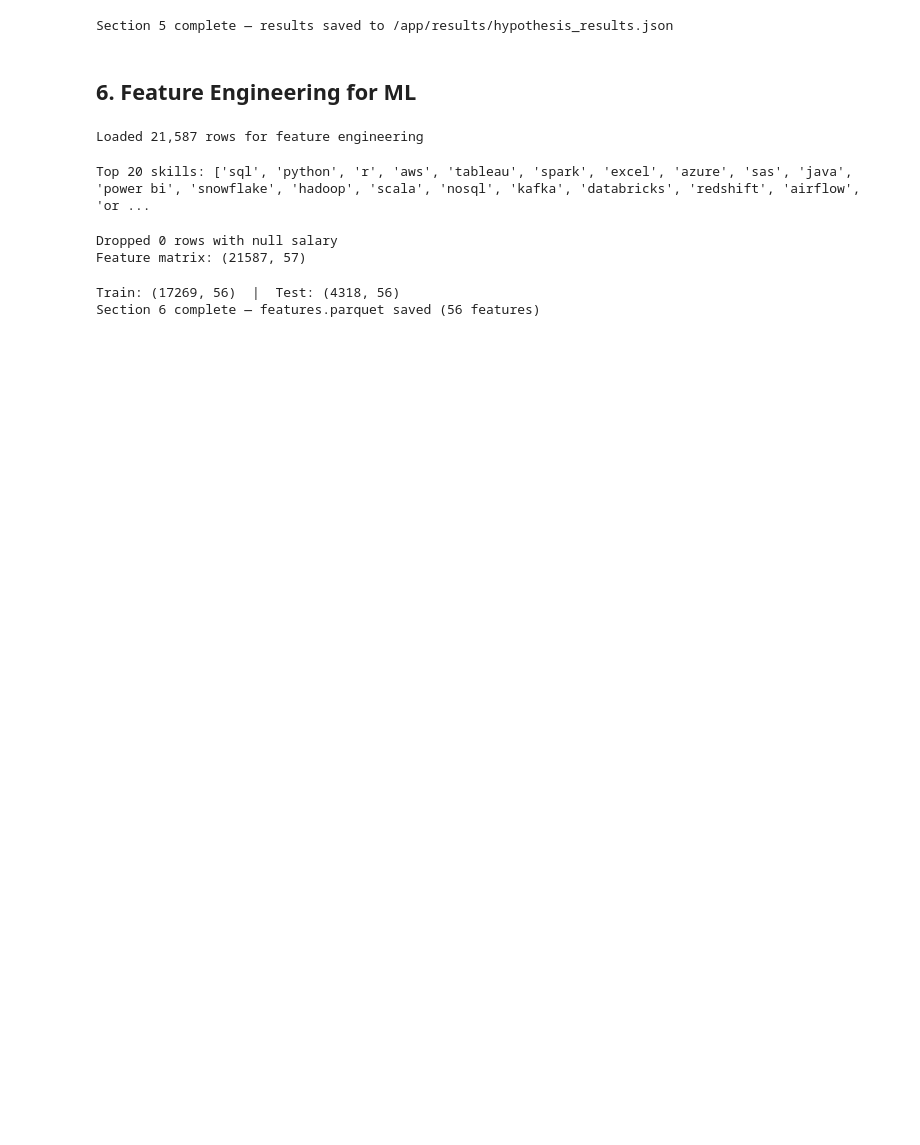
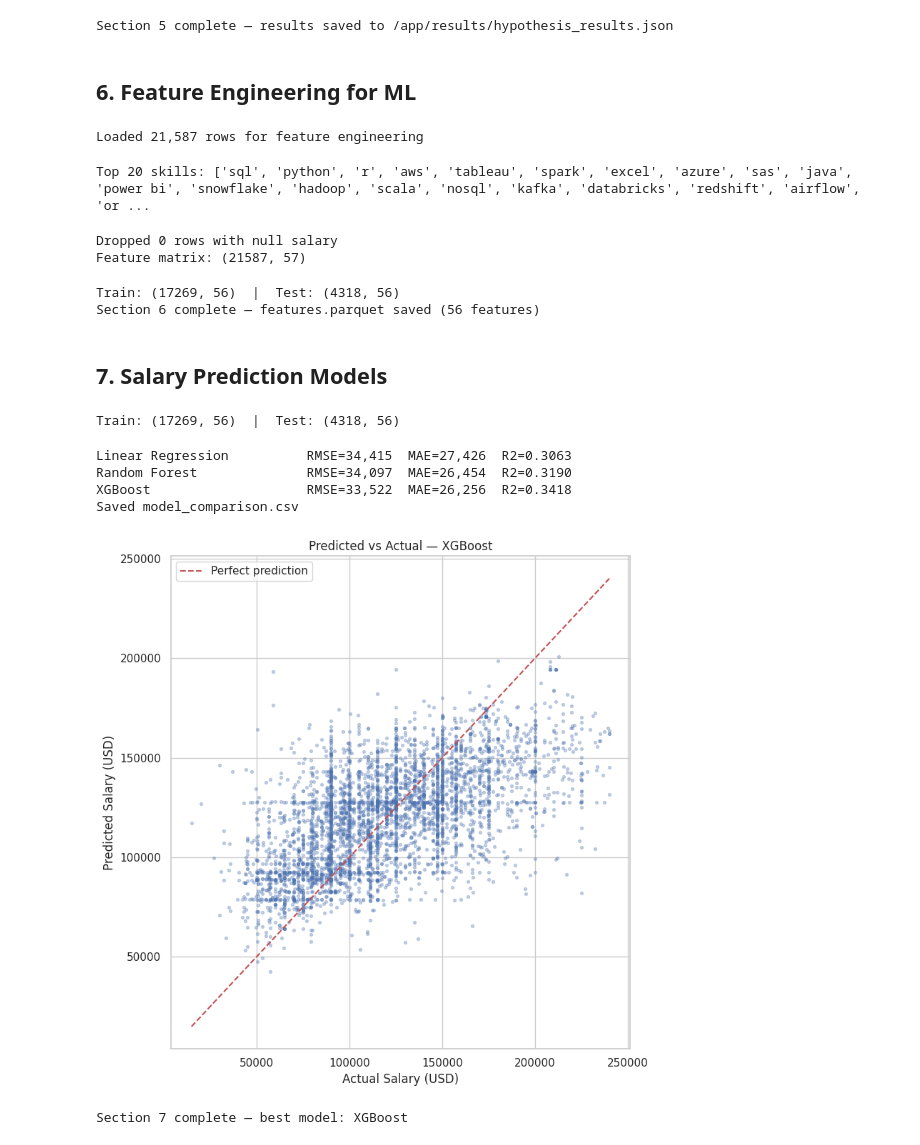
Before and after one commit to cansatir/dsa210-spring2026-project, a Jupyter notebook: notebooks/analysis.ipynb, the cells around one changed output. Drawn from its saved outputs; the diff is of its cells as text; code cells hidden in the pictures; blank space fills up the shorter version.

Commit message:
feat: salary prediction models

```diff
--- a/notebooks/analysis.ipynb
+++ b/notebooks/analysis.ipynb
@@ -563,3 +563,70 @@ print(f'Section 6 complete — features.parquet saved ({X_all.shape[1]} features
 # %% [output]
 Train: (17269, 56)  |  Test: (4318, 56)
 Section 6 complete — features.parquet saved (56 features)
+# %% [markdown]
+## 7. Salary Prediction Models
+# %%
+# ── Load features ─────────────────────────────────────────────
+from sklearn.model_selection import train_test_split
+from sklearn.linear_model import LinearRegression
+from sklearn.ensemble import RandomForestRegressor
+from sklearn.metrics import mean_squared_error, mean_absolute_error, r2_score
+from xgboost import XGBRegressor
+
+df_feat = pd.read_parquet(DATA_PROCESSED / 'features.parquet')
+X_all   = df_feat.drop(columns=['salary_year_avg'])
+y_all   = df_feat['salary_year_avg']
+X_train, X_test, y_train, y_test = train_test_split(X_all, y_all, test_size=0.2, random_state=42)
+print(f'Train: {X_train.shape}  |  Test: {X_test.shape}')
+# %% [output]
+Train: (17269, 56)  |  Test: (4318, 56)
+# %%
+# ── Train and evaluate three models ──────────────────────────
+models_def = {
+    'Linear Regression': LinearRegression(),
+    'Random Forest':     RandomForestRegressor(n_estimators=100, random_state=42, n_jobs=-1),
+    'XGBoost':           XGBRegressor(n_estimators=100, random_state=42, n_jobs=-1),
+}
+trained_models = {}
+preds_store    = {}
+results        = {}
+
+for name, mdl in models_def.items():
+    mdl.fit(X_train, y_train)
+    y_pred = mdl.predict(X_test)
+    trained_models[name] = mdl
+    preds_store[name]    = y_pred
+    rmse = float(np.sqrt(mean_squared_error(y_test, y_pred)))
+    mae  = float(mean_absolute_error(y_test, y_pred))
+    r2   = float(r2_score(y_test, y_pred))
+    results[name] = {'RMSE': rmse, 'MAE': mae, 'R2': r2}
+    print(f'{name:25s}  RMSE={rmse:,.0f}  MAE={mae:,.0f}  R2={r2:.4f}')
+
+df_results = pd.DataFrame(results).T.rename_axis('Model').reset_index()
+df_results.to_csv(RESULTS / 'model_comparison.csv', index=False)
+print('Saved model_comparison.csv')
+# %% [output]
+Linear Regression          RMSE=34,415  MAE=27,426  R2=0.3063
+Random Forest              RMSE=34,097  MAE=26,454  R2=0.3190
+XGBoost                    RMSE=33,522  MAE=26,256  R2=0.3418
+Saved model_comparison.csv
+# %%
+# ── fig8 — Predicted vs actual (best model) ──────────────────
+best_name   = df_results.sort_values('R2', ascending=False).iloc[0]['Model']
+y_pred_best = preds_store[best_name]
+
+fig, ax = plt.subplots(figsize=(8, 8))
+ax.scatter(y_test, y_pred_best, alpha=0.3, s=8)
+lo, hi = float(y_test.min()), float(y_test.max())
+ax.plot([lo, hi], [lo, hi], 'r--', linewidth=1.5, label='Perfect prediction')
+ax.set_xlabel('Actual Salary (USD)')
+ax.set_ylabel('Predicted Salary (USD)')
+ax.set_title(f'Predicted vs Actual — {best_name}')
+ax.legend()
+plt.tight_layout()
+plt.savefig(FIGURES / 'fig8_pred_vs_actual.png', dpi=120)
+plt.show()
+print(f'Section 7 complete — best model: {best_name}')
+# %% [output]
+[figure, added]
+Section 7 complete — best model: XGBoost
```
